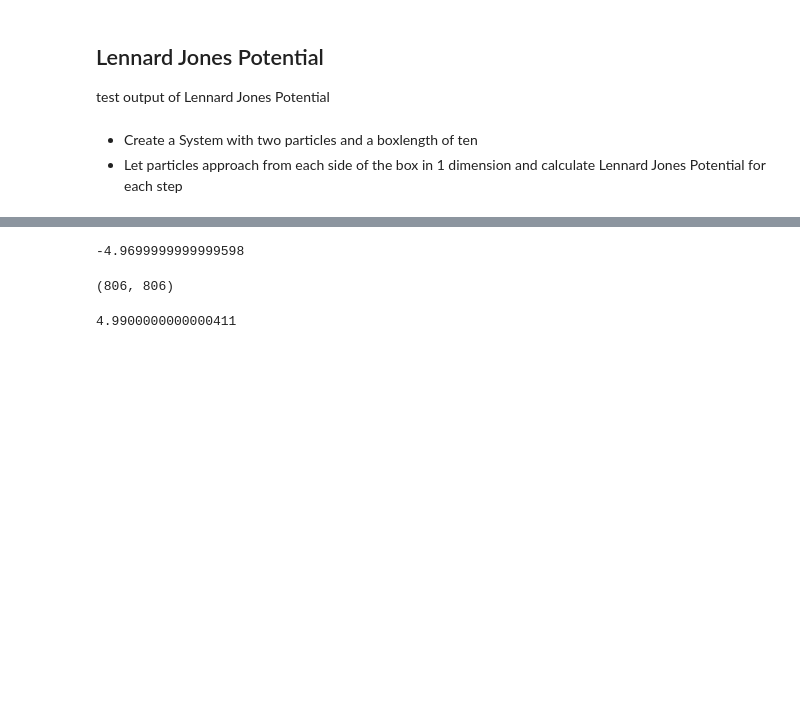
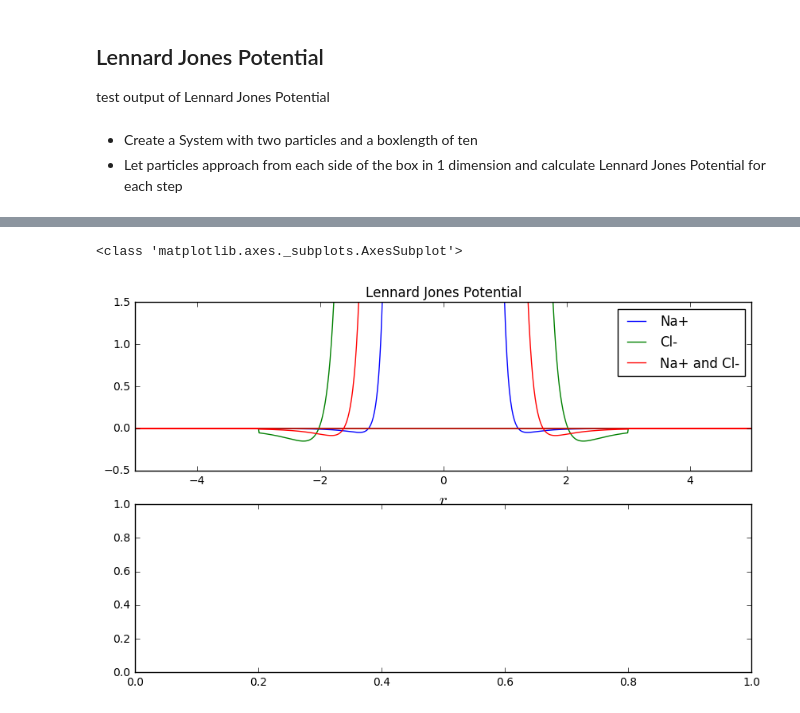
Before and after one commit to maqnius/compscie-mc, a Jupyter notebook: jupyter_notebooks/Test_LJ_potential.ipynb, the cells around one changed output, grey strips where cells are left out. Cells and saved outputs as stored; diff of their text form; code cells hidden in the pictures; blank space fills up the shorter version.

```diff
--- a/jupyter_notebooks/Test_LJ_potential.ipynb
+++ b/jupyter_notebooks/Test_LJ_potential.ipynb
@@ -11,9 +11,9 @@ import particlesim.api
 * Create a System with two particles and a boxlength of ten
 * Let particles approach from each side of the box in 1 dimension and calculate Lennard Jones Potential for each step
 # %%
-def particle_config(box_size = 10., sigma = 1.0, epsilon = 1.0, r_lim = 0.95):
+def particle_config_LJ(box_size = 10., sigma = 1.0, epsilon = 1.0, r_lim = 0.95):
     particle_1 = [0.,0,0]
-    particle_2 = [box_size - 1.0,0,0]
+    particle_2 = [box_size - r_lim,0,0]
     particle_positions = np.array([particle_1, particle_2])
     system_configuration = particlesim.api.SystemConfiguration(particle_positions,sigmas = sigma, epsilons = epsilon,
                                                                box_size = 10.)
@@ -31 +53,13 @@ def particle_config(box_size = 10., sigma = 1.0, epsilon = 1.0, r_lim = 0.95):
+# %%
+sigma_na = 1.21496
+epsilon_na = 0.0469
+q_na = +1.0
+
+sigma_cl = 2.02234
+epsilon_cl = 0.15
+q_cl = -1.0
+
+sigmas=[sigma_na, sigma_cl]
+epsilons = [epsilon_na, epsilon_cl]
+charges = [q_na, q_cl]
 # %% [markdown]
@@ -93,14 +67,28 @@ axes[2].set_title(r"Na+ and Cl-")
-# %%
-len(distance3)/2
-np.round((len(distance3)/2+0.5))
-distance[3]
-# %% [output]
--4.9699999999999598
-# %%
-len(pot),len(distance3)
-# %% [output]
-(806, 806)
-# %%
-distance[804]
-# %% [output]
-4.9900000000000411
+# %%
+distance_na, pot_na = particle_config_LJ(sigma=sigma_na, epsilon=epsilon_na)
+distance_cl, pot_cl = particle_config_LJ(sigma=sigma_cl,epsilon=epsilon_cl)
+
+sigma3 = [sigma_na, sigma_cl]
+epsilon3 = [epsilon_na, epsilon_cl]
+distance3, pot3 = particle_config_LJ(sigma=sigma3,epsilon=epsilon3)
+
+#plt.figure(figsize=(10,4))
+#plt.plot(distance_na,pot_na, label='Na+')
+#plt.plot(distance_cl,pot_cl, label='Cl-')
+#plt.plot(distance3,pot3, label='Na+ and Cl-')
+#plt.xlim(-5,5)
+#plt.ylim(-0.5,1.5)
+#plt.legend()
+
+fig, axes = plt.subplots(2,1, figsize=(10,6))
+axes[0].plot(distance_na,pot_na, label='Na+')
+axes[0].plot(distance_cl,pot_cl, label='Cl-')
+axes[0].plot(distance3,pot3, label='Na+ and Cl-')
+axes[0].set_xlabel(r"$r$", fontsize=15)
+axes[0].set_xlim([-5,5])
+axes[0].set_ylim([-0.5, 1.5])
+axes[0].set_title(r"Lennard Jones Potential")
+axes[0].legend()
+# %% [output]
+<class 'matplotlib.axes._subplots.AxesSubplot'>
+[figure, added]
```
Also changed, not shown: parts of 7 cells of this notebook, 1 other file.
